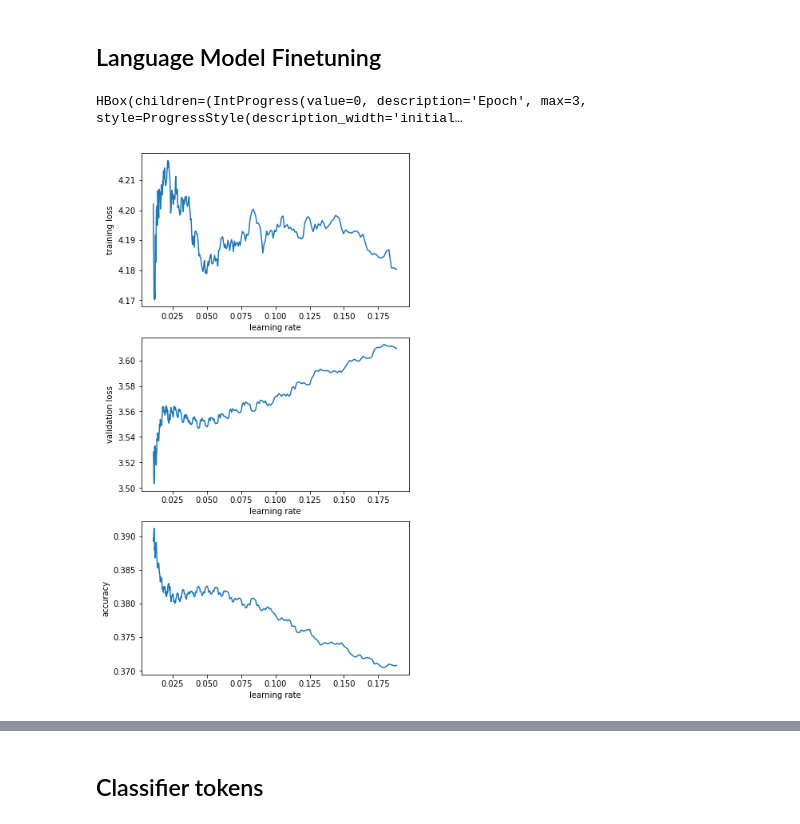
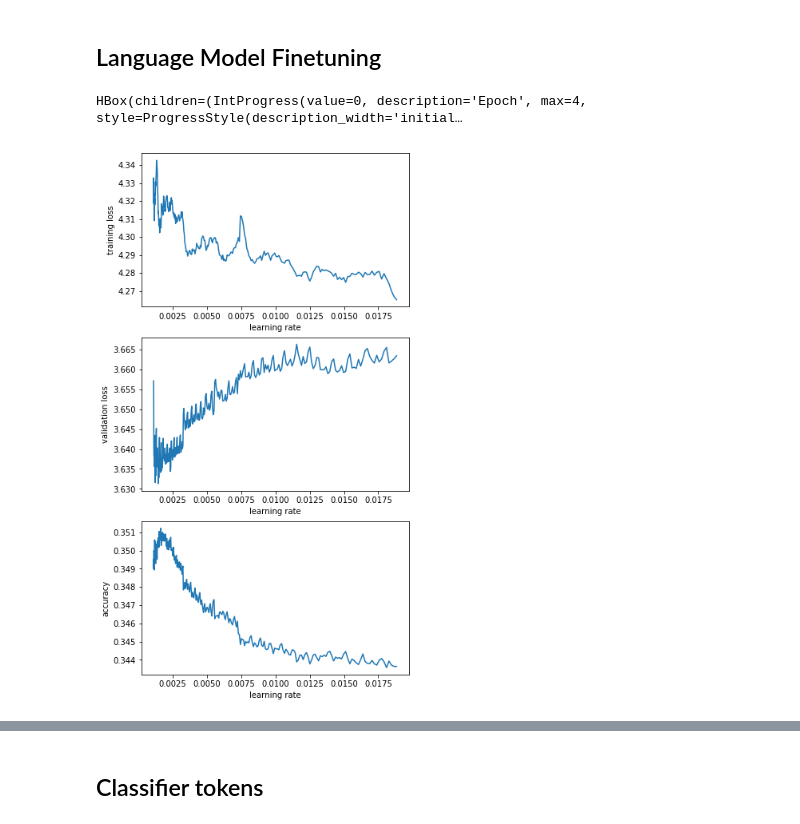
Before and after one commit to dpalominop/ULMFit, a Jupyter notebook: Classifier.ipynb, the cells around one changed output, grey strips where cells are left out. Drawn from its saved outputs; the diff is of its cells as text; code cells hidden in the pictures.

```diff
--- a/Classifier.ipynb
+++ b/Classifier.ipynb
@@ -22,14 +22,15 @@ from sklearn.metrics import f1_score, confusion_matrix
 
 np.random.seed(52)
 # %%
-DATA_PATH=Path('./DATA/2017')
+YEAR='2018'
+DATA_PATH=Path('./DATA/'+YEAR)
 # DATA_PATH=Path('./data/election_tweets')
 
 WIKILM_PATH=Path('./WIKI_LM/LM')
-PRE_FINETUNE_PATH=Path('./FINETUNE/2017/')
+PRE_FINETUNE_PATH=Path('./FINETUNE/'+YEAR)
 
-TWEETSLM_PATH=Path('./TWEETS_LM/2017')
-CLAS_PATH=Path('./TWEETS_CLAS/2017')
+TWEETSLM_PATH=Path('./TWEETS_LM/'+YEAR)
+CLAS_PATH=Path('./TWEETS_CLAS/'+YEAR)
 
 BOS = 'xbos'  # beginning-of-sentence tag
 FLD = 'xfld'  # data field tag
@@ -529,9 +533,9 @@ learn.unfreeze()
 # %%
 learn.model.load_state_dict(wgts)
 # %%
-learn.lr_find2(start_lr=1e-2,end_lr=2e-1, num_it=300)
+learn.lr_find2(start_lr=1e-3,end_lr=2e-2, num_it=300)
 learn.sched.plot()
 # %% [output]
-HBox(children=(IntProgress(value=0, description='Epoch', max=3, style=ProgressStyle(description_width='initial…
+HBox(children=(IntProgress(value=0, description='Epoch', max=4, style=ProgressStyle(description_width='initial…
-[figure, old version]
+[figure, new version]
 # %%
```
Also changed, not shown: parts of 29 cells of this notebook, 6 other files.
